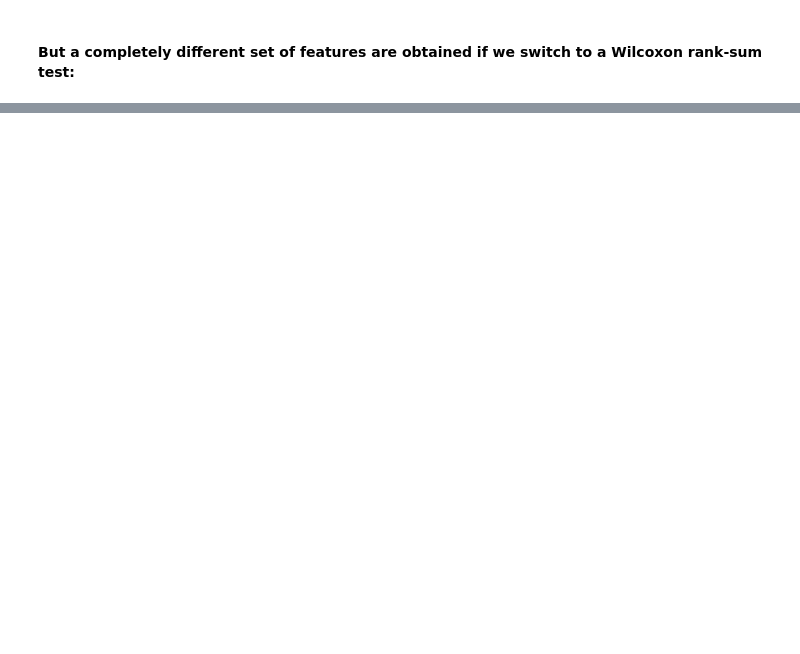
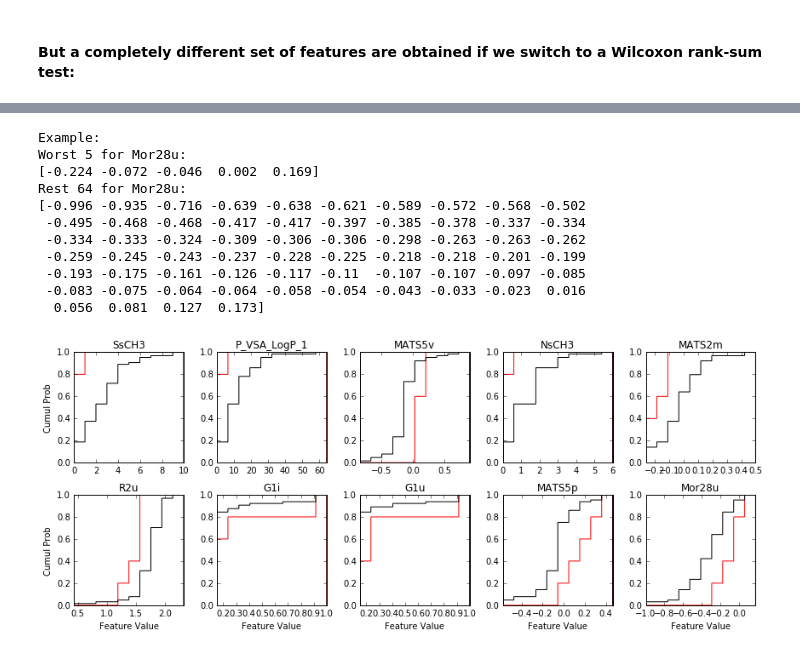
Before and after one commit to dream-olfaction/olfaction-prediction, a Jupyter notebook: opc_python/gerkin/paper.ipynb, the cells around one changed output, grey strips where cells are left out. Saved outputs shown, nothing was run; the diff lists cells and outputs as text; code cells hidden in the pictures; blank space fills up the shorter version.

```diff
--- a/opc_python/gerkin/paper.ipynb
+++ b/opc_python/gerkin/paper.ipynb
@@ -137,3 +174,18 @@ df[:10] # Smallest 10 p-values.
 | G1u | 0.217466 | 0.013701 | 0.3890 | 0.263031 | 5 | 64 |
 | MATS5p | 0.018659 | 0.014150 | 0.1836 | -0.025250 | 5 | 64 |
 | Mor28u | 0.028558 | 0.014150 | -0.0342 | -0.272891 | 5 | 64 |
+# %%
+plot_feature_hist(df_w)
+# %% [output]
+Example:
+Worst 5 for Mor28u:
+[-0.224 -0.072 -0.046  0.002  0.169]
+Rest 64 for Mor28u:
+[-0.996 -0.935 -0.716 -0.639 -0.638 -0.621 -0.589 -0.572 -0.568 -0.502
+ -0.495 -0.468 -0.468 -0.417 -0.417 -0.397 -0.385 -0.378 -0.337 -0.334
+ -0.334 -0.333 -0.324 -0.309 -0.306 -0.306 -0.298 -0.263 -0.263 -0.262
+ -0.259 -0.245 -0.243 -0.237 -0.228 -0.225 -0.218 -0.218 -0.201 -0.199
+ -0.193 -0.175 -0.161 -0.126 -0.117 -0.11  -0.107 -0.107 -0.097 -0.085
+ -0.083 -0.075 -0.064 -0.064 -0.058 -0.054 -0.043 -0.033 -0.023  0.016
+  0.056  0.081  0.127  0.173]
+[figure, added]
```
Also changed, not shown: parts of 4 cells of this notebook.
